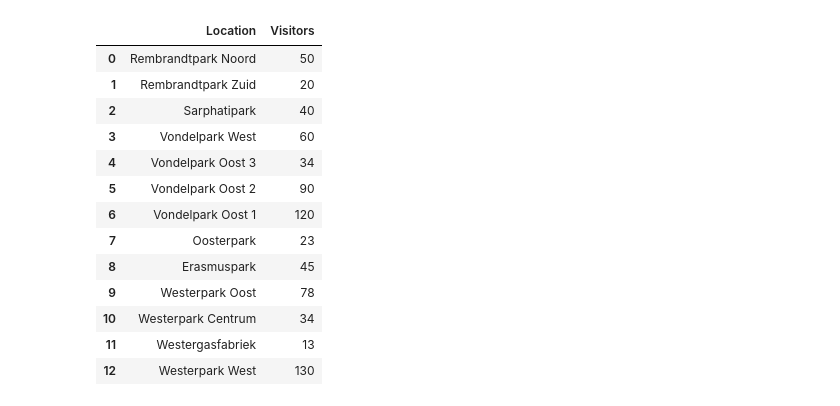
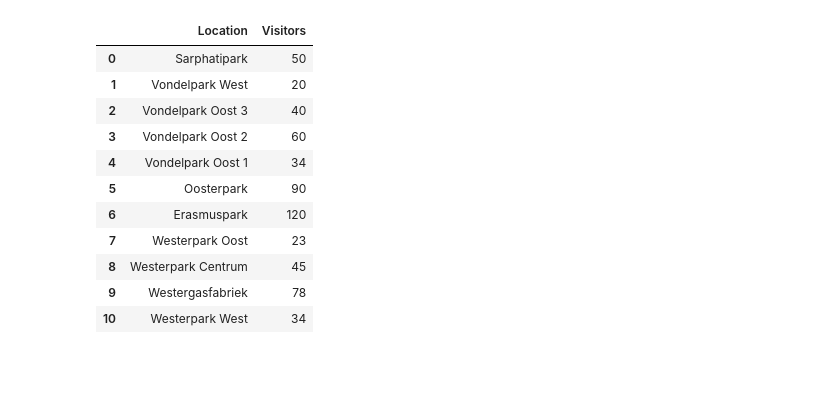
Before and after one commit to lotteph/DSP, a Jupyter notebook: Folium + GeoJSON.ipynb, the cells around one changed output. Cells and saved outputs as stored; diff of their text form; code cells hidden in the pictures; blank space fills up the shorter version.

```diff
--- a/Folium + GeoJSON.ipynb
+++ b/Folium + GeoJSON.ipynb
@@ -67,36 +54,32 @@ geos = [geo_rembrandtparknoord,
 # %%
-locations = ['Rembrandtpark Noord',
- 'Rembrandtpark Zuid',
- 'Sarphatipark',
+locations = ['Sarphatipark',
  'Vondelpark West',
  'Vondelpark Oost 3',
  'Vondelpark Oost 2',
  'Vondelpark Oost 1',
  'Oosterpark',
  'Erasmuspark',
  'Westerpark Oost',
  'Westerpark Centrum',
  'Westergasfabriek',
  'Westerpark West']
 
 
 visits = [50, 20, 40, 60, 34, 90, 120, 23, 45, 78, 34, 13, 130]
 
 data = pd.DataFrame(list(zip(locations, visits)),
                columns =['Location', 'Visitors'])
 data
 # %% [output]
 |  | Location | Visitors |
-| 0 | Rembrandtpark Noord | 50 |
-| 1 | Rembrandtpark Zuid | 20 |
-| 2 | Sarphatipark | 40 |
-| 3 | Vondelpark West | 60 |
-| 4 | Vondelpark Oost 3 | 34 |
-| 5 | Vondelpark Oost 2 | 90 |
-| 6 | Vondelpark Oost 1 | 120 |
-| 7 | Oosterpark | 23 |
-| 8 | Erasmuspark | 45 |
-| 9 | Westerpark Oost | 78 |
-| 10 | Westerpark Centrum | 34 |
-| 11 | Westergasfabriek | 13 |
-| 12 | Westerpark West | 130 |
+| 0 | Sarphatipark | 50 |
+| 1 | Vondelpark West | 20 |
+| 2 | Vondelpark Oost 3 | 40 |
+| 3 | Vondelpark Oost 2 | 60 |
+| 4 | Vondelpark Oost 1 | 34 |
+| 5 | Oosterpark | 90 |
+| 6 | Erasmuspark | 120 |
+| 7 | Westerpark Oost | 23 |
+| 8 | Westerpark Centrum | 45 |
+| 9 | Westergasfabriek | 78 |
+| 10 | Westerpark West | 34 |
```
Also changed, not shown: parts of 13 cells of this notebook, 15 other files.
